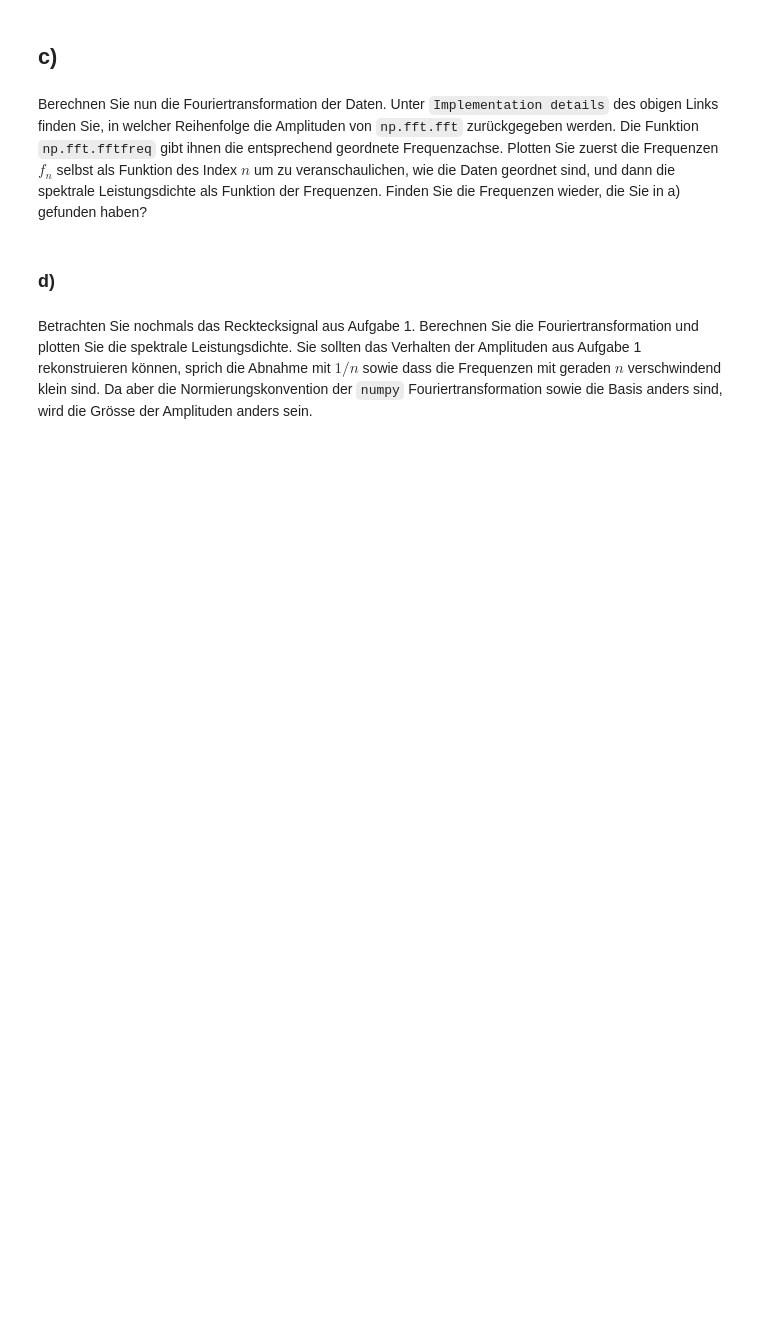
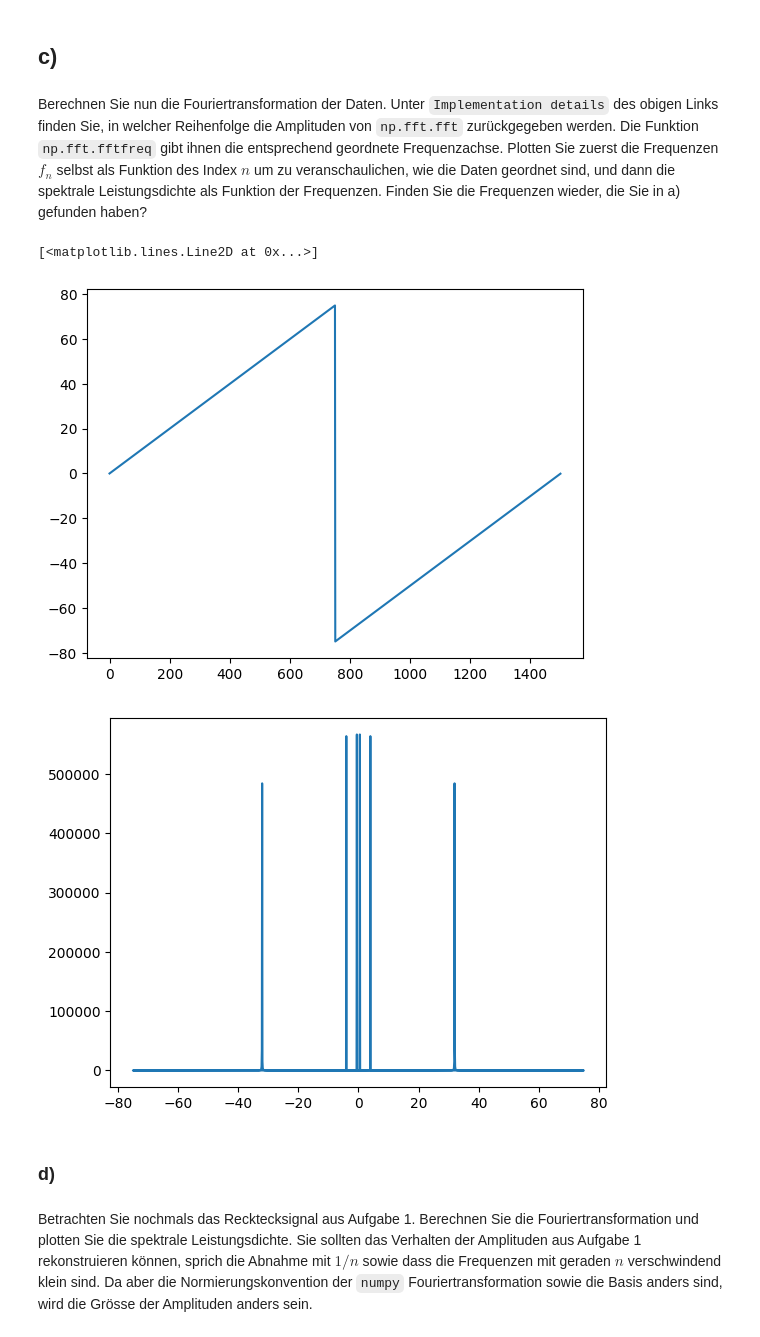
Before and after one commit to nundee/PatuAufgaben, a Jupyter notebook: Woche6/Aufgabenblatt _6.ipynb, the cells around one changed output. Cells and saved outputs as stored; diff of their text form; code cells hidden in the pictures; blank space fills up the shorter version.

```diff
--- a/Woche6/Aufgabenblatt _6.ipynb
+++ b/Woche6/Aufgabenblatt _6.ipynb
@@ -85,3 +129,8 @@ Laden Sie die Daten aus `'Signal.txt'` und plotten Sie sie. Welche Frequenzen k
 ##  b)
 # %% [markdown]
 Bestimmen Sie aufgrund der Zeitachse die Nyquist-Frequenz, sowie die Frequenzuflösung, die Sie für die Fouriertransformation erwarten.
+# %%
+dt=tm[1]-tm[0]
+nyquist=1/(2*dt)
+f1=1.0/tm[-1]
+print(f1, 1/(len(tm)*dt))
@@ -89,6 +140,17 @@ Bestimmen Sie aufgrund der Zeitachse die Nyquist-Frequenz, sowie die Frequenzufl
 ## c)
 # %% [markdown]
 Berechnen Sie nun die Fouriertransformation der Daten. Unter `Implementation details` des obigen Links finden Sie, in welcher Reihenfolge die Amplituden von `np.fft.fft` zurückgegeben werden. Die Funktion `np.fft.fftfreq` gibt ihnen die entsprechend geordnete Frequenzachse. Plotten Sie zuerst die Frequenzen $f_n$ selbst als Funktion des Index $n$ um zu veranschaulichen, wie die Daten geordnet sind, und dann die spektrale Leistungsdichte als Funktion der Frequenzen. Finden Sie die Frequenzen wieder, die Sie in a) gefunden haben?
+# %%
+from numpy.fft import fft, fftfreq
+an = fft(voltage)
+fa=fftfreq(len(tm),dt)
+plt.plot(fa)
+plt.figure()
+plt.plot(fa,np.abs(an)**2)
+# %% [output]
+[<matplotlib.lines.Line2D at 0x...>]
+[figure, added]
+[figure, added]
 # %% [markdown]
 ###  d)
 # %% [markdown]
```
Also changed, not shown: parts of 7 cells of this notebook.
